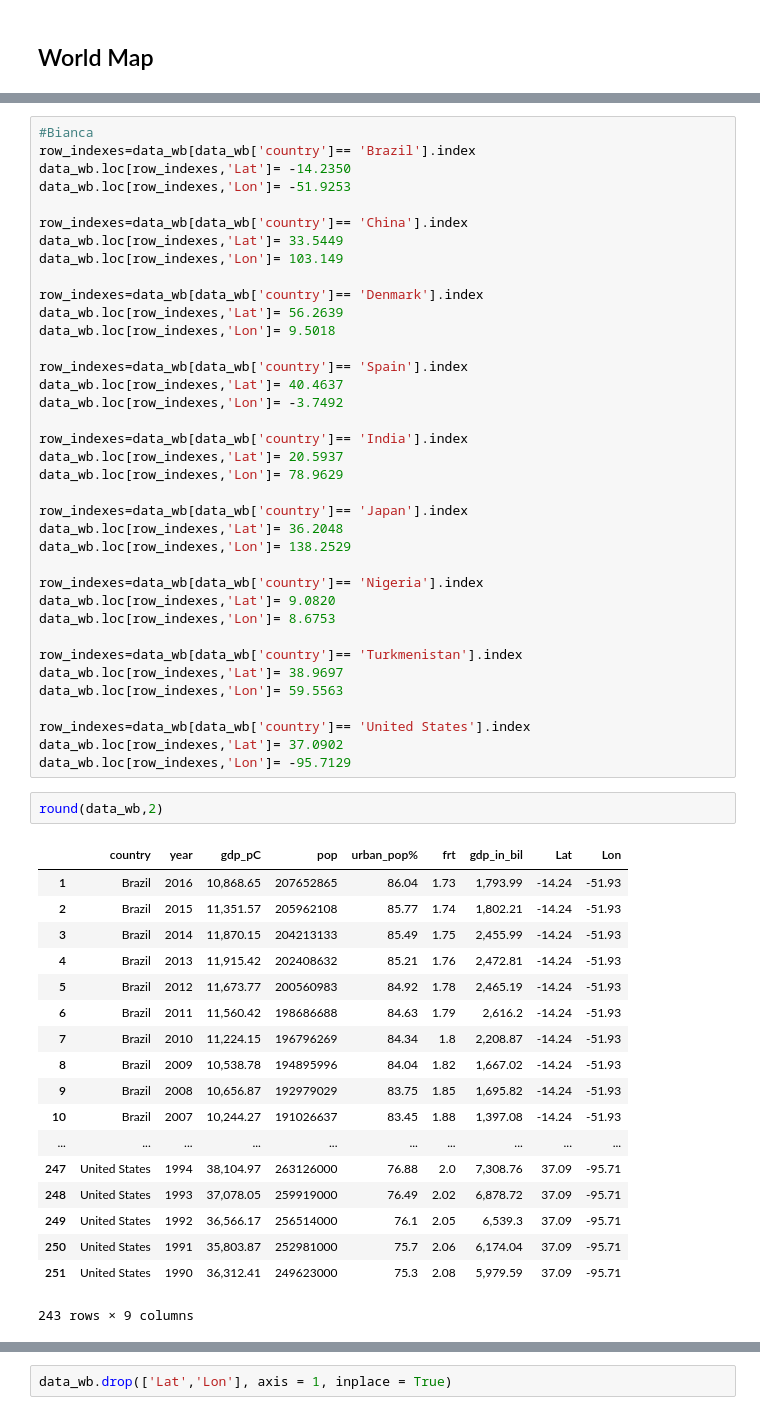
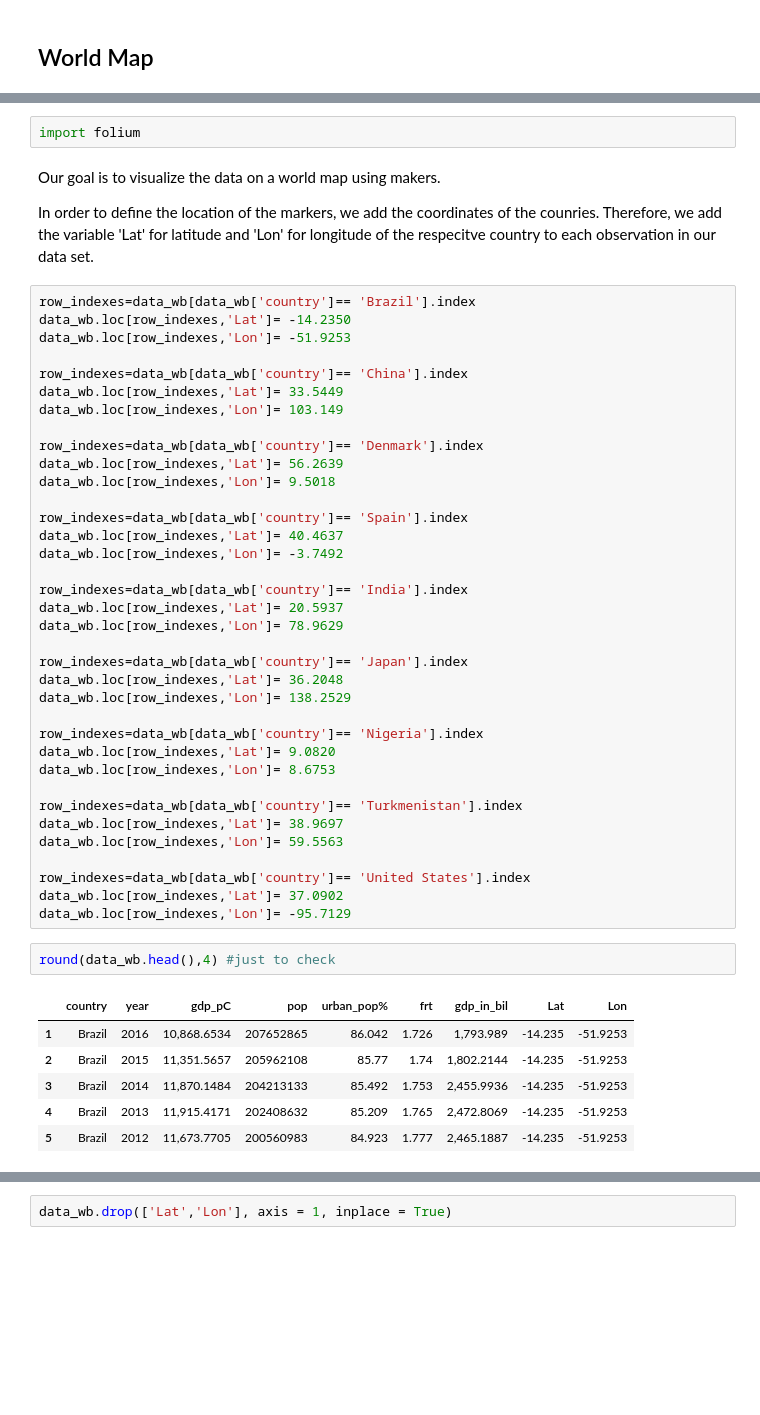
Before and after one commit to NumEconCopenhagen/projects-2019-tba, a Jupyter notebook: dataproject/dataproject_3.ipynb, the cells around one changed output, grey strips where cells are left out. Saved outputs shown, nothing was run; the diff lists cells and outputs as text; blank space fills up the shorter version.

```diff
--- a/dataproject/dataproject_3.ipynb
+++ b/dataproject/dataproject_3.ipynb
@@ -389,5 +363,10 @@ data_wb.groupby('country').mean()
+# %%
+import folium
+# %% [markdown]
+Our goal is to visualize the data on a world map using makers.
+
+In order to define the location of the markers, we add the coordinates of the counries. Therefore, we add the variable 'Lat' for latitude and 'Lon' for longitude of the respecitve country to each observation in our data set.
 # %%
-#Bianca
 row_indexes=data_wb[data_wb['country']== 'Brazil'].index
 data_wb.loc[row_indexes,'Lat']= -14.2350
 data_wb.loc[row_indexes,'Lon']= -51.9253
@@ -423,24 +402,12 @@ data_wb.loc[row_indexes,'Lon']= 59.5563
 row_indexes=data_wb[data_wb['country']== 'United States'].index
 data_wb.loc[row_indexes,'Lat']= 37.0902
 data_wb.loc[row_indexes,'Lon']= -95.7129
-# %%
-round(data_wb,2)
-# %% [output]
-|  | country | year | gdp_pC | pop | urban_pop% | frt | gdp_in_bil | Lat | Lon |
-| 1 | Brazil | 2016 | 10,868.65 | 207652865 | 86.04 | 1.73 | 1,793.99 | -14.24 | -51.93 |
-| 2 | Brazil | 2015 | 11,351.57 | 205962108 | 85.77 | 1.74 | 1,802.21 | -14.24 | -51.93 |
-| 3 | Brazil | 2014 | 11,870.15 | 204213133 | 85.49 | 1.75 | 2,455.99 | -14.24 | -51.93 |
-| 4 | Brazil | 2013 | 11,915.42 | 202408632 | 85.21 | 1.76 | 2,472.81 | -14.24 | -51.93 |
-| 5 | Brazil | 2012 | 11,673.77 | 200560983 | 84.92 | 1.78 | 2,465.19 | -14.24 | -51.93 |
-| 6 | Brazil | 2011 | 11,560.42 | 198686688 | 84.63 | 1.79 | 2,616.2 | -14.24 | -51.93 |
-| 7 | Brazil | 2010 | 11,224.15 | 196796269 | 84.34 | 1.8 | 2,208.87 | -14.24 | -51.93 |
-| 8 | Brazil | 2009 | 10,538.78 | 194895996 | 84.04 | 1.82 | 1,667.02 | -14.24 | -51.93 |
-| 9 | Brazil | 2008 | 10,656.87 | 192979029 | 83.75 | 1.85 | 1,695.82 | -14.24 | -51.93 |
-| 10 | Brazil | 2007 | 10,244.27 | 191026637 | 83.45 | 1.88 | 1,397.08 | -14.24 | -51.93 |
-| ... | ... | ... | ... | ... | ... | ... | ... | ... | ... |
-| 247 | United States | 1994 | 38,104.97 | 263126000 | 76.88 | 2.0 | 7,308.76 | 37.09 | -95.71 |
-| 248 | United States | 1993 | 37,078.05 | 259919000 | 76.49 | 2.02 | 6,878.72 | 37.09 | -95.71 |
-| 249 | United States | 1992 | 36,566.17 | 256514000 | 76.1 | 2.05 | 6,539.3 | 37.09 | -95.71 |
-| 250 | United States | 1991 | 35,803.87 | 252981000 | 75.7 | 2.06 | 6,174.04 | 37.09 | -95.71 |
-| 251 | United States | 1990 | 36,312.41 | 249623000 | 75.3 | 2.08 | 5,979.59 | 37.09 | -95.71 |
-243 rows × 9 columns
+# %%
+round(data_wb.head(),4) #just to check
+# %% [output]
+|  | country | year | gdp_pC | pop | urban_pop% | frt | gdp_in_bil | Lat | Lon |
+| 1 | Brazil | 2016 | 10,868.6534 | 207652865 | 86.042 | 1.726 | 1,793.989 | -14.235 | -51.9253 |
+| 2 | Brazil | 2015 | 11,351.5657 | 205962108 | 85.77 | 1.74 | 1,802.2144 | -14.235 | -51.9253 |
+| 3 | Brazil | 2014 | 11,870.1484 | 204213133 | 85.492 | 1.753 | 2,455.9936 | -14.235 | -51.9253 |
+| 4 | Brazil | 2013 | 11,915.4171 | 202408632 | 85.209 | 1.765 | 2,472.8069 | -14.235 | -51.9253 |
+| 5 | Brazil | 2012 | 11,673.7705 | 200560983 | 84.923 | 1.777 | 2,465.1887 | -14.235 | -51.9253 |
```
Also changed, not shown: parts of 35 cells of this notebook, 1 other file.
